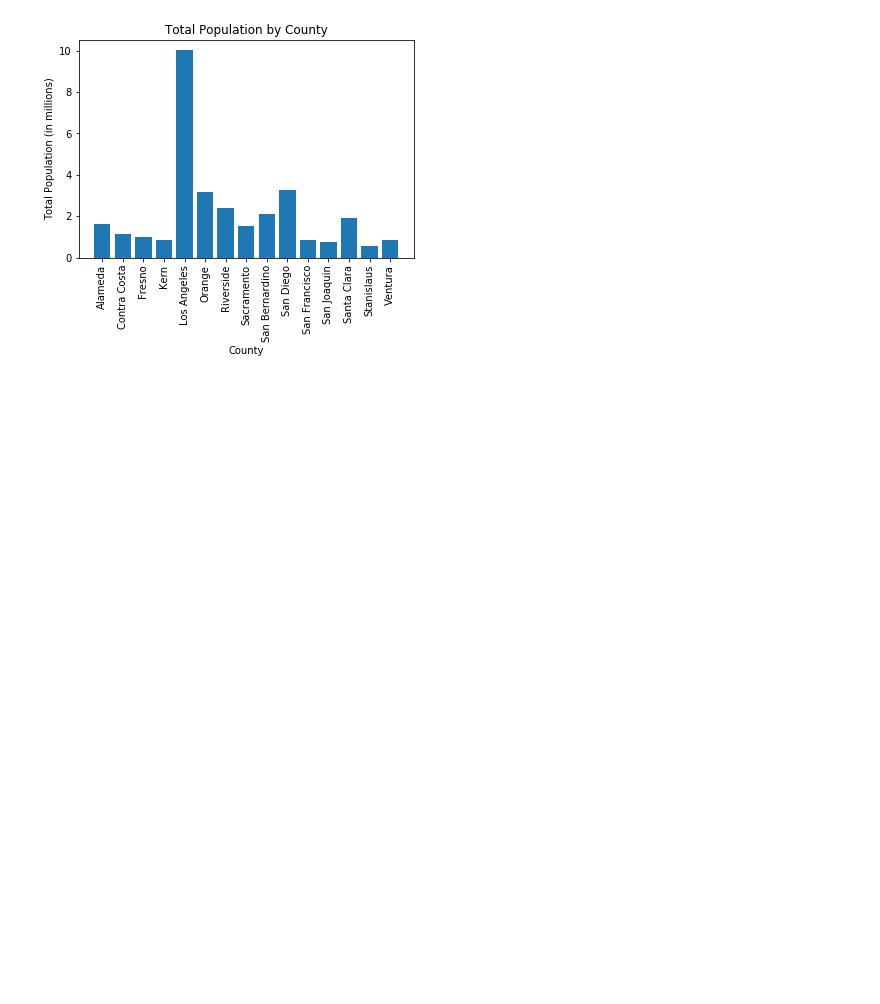
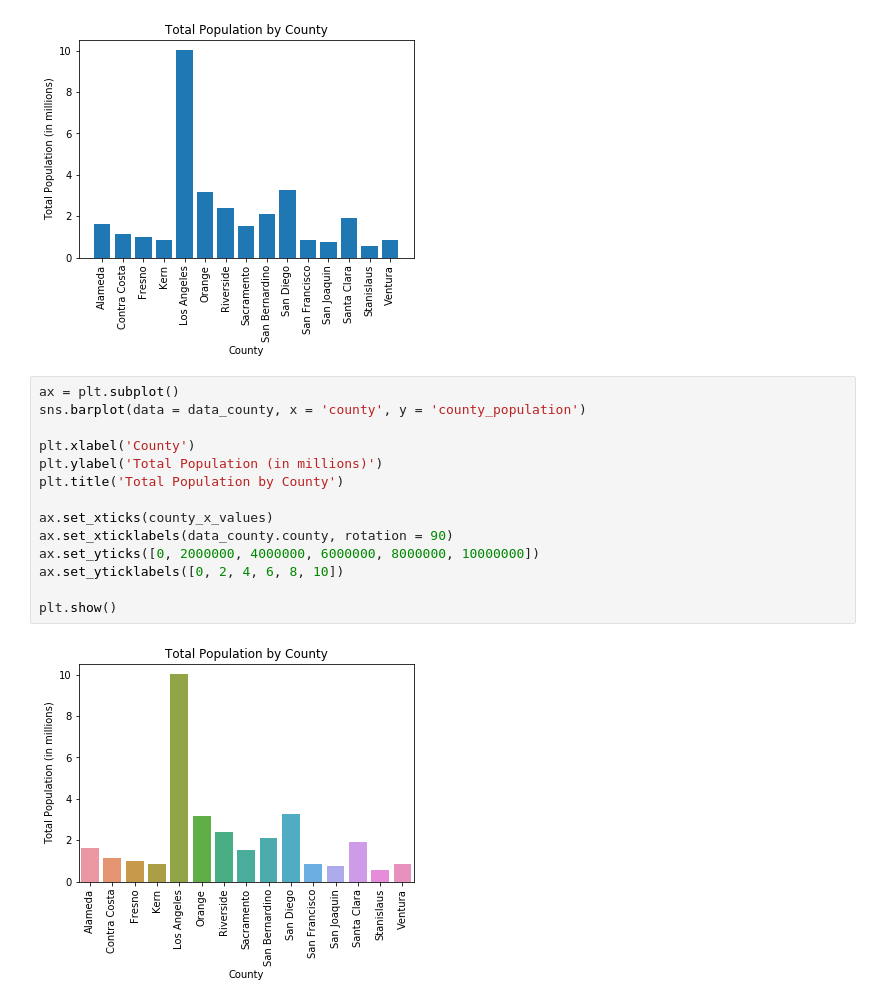
Before and after one commit to NWhite-7/Practice, a Jupyter notebook: ACS_CA_2017_analysis.ipynb, the cells around one changed output. Drawn from its saved outputs; the diff is of its cells as text; blank space fills up the shorter version.

Commit message:
Add Seaborn visualization of county population

```diff
--- a/ACS_CA_2017_analysis.ipynb
+++ b/ACS_CA_2017_analysis.ipynb
@@ -163,3 +163,19 @@ ax.set_yticklabels([0, 2, 4, 6, 8, 10])
 plt.show()
 # %% [output]
 [figure]
+# %%
+ax = plt.subplot()
+sns.barplot(data = data_county, x = 'county', y = 'county_population')
+
+plt.xlabel('County')
+plt.ylabel('Total Population (in millions)')
+plt.title('Total Population by County')
+
+ax.set_xticks(county_x_values)
+ax.set_xticklabels(data_county.county, rotation = 90)
+ax.set_yticks([0, 2000000, 4000000, 6000000, 8000000, 10000000])
+ax.set_yticklabels([0, 2, 4, 6, 8, 10])
+
+plt.show()
+# %% [output]
+[figure, added]
```
Also changed, not shown: parts of 1 cell of this notebook.
